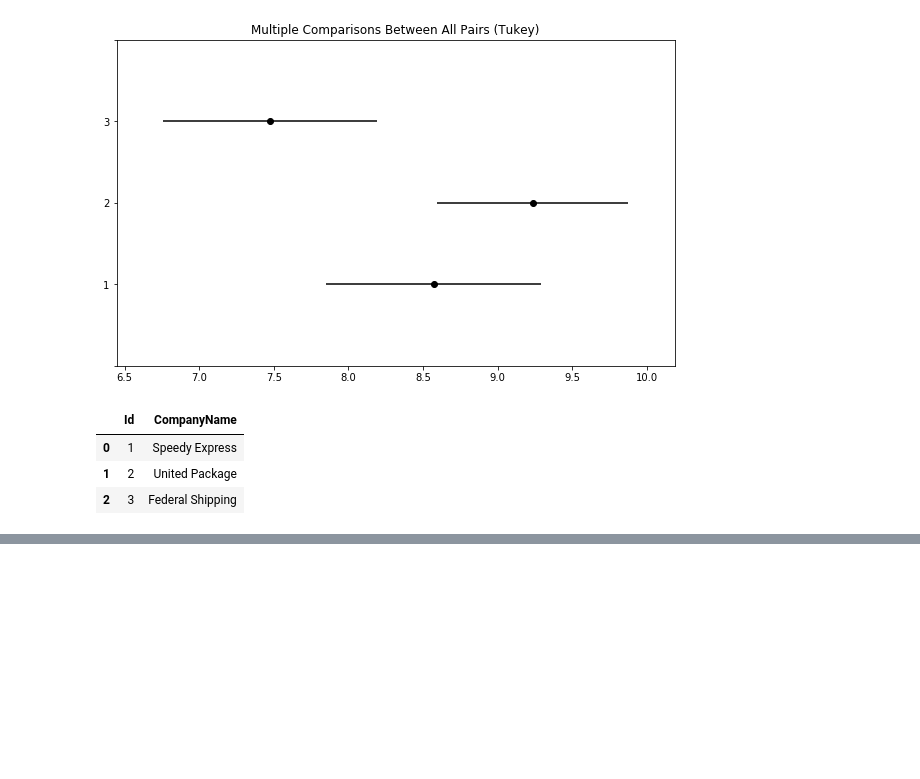
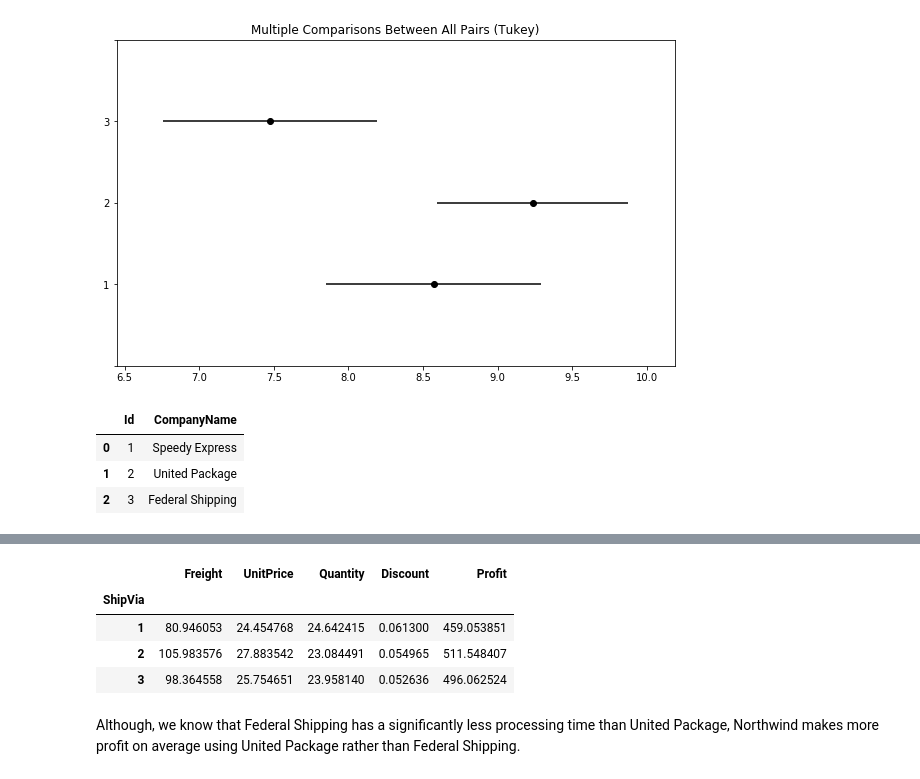
Before and after one commit to ajain1017/dsc-mod-3-project-online-ds-pt-081219, a Jupyter notebook: index.ipynb, the cells around one changed output, grey strips where cells are left out. Saved outputs shown, nothing was run; the diff lists cells and outputs as text; code cells hidden in the pictures; blank space fills up the shorter version.

```diff
--- a/index.ipynb
+++ b/index.ipynb
@@ -1073,0 +1179,10 @@ q7.drop_duplicates(subset=None, keep='first')
+# %%
+q7A.groupby('ShipVia').mean()
+# %% [output]
+|  | Freight | UnitPrice | Quantity | Discount | Profit |
+| ShipVia |  |  |  |  |  |
+| 1 | 80.946053 | 24.454768 | 24.642415 | 0.061300 | 459.053851 |
+| 2 | 105.983576 | 27.883542 | 23.084491 | 0.054965 | 511.548407 |
+| 3 | 98.364558 | 25.754651 | 23.958140 | 0.052636 | 496.062524 |
+# %% [markdown]
+Although, we know that Federal Shipping has a significantly less processing time than United Package, Northwind makes more profit on average using United Package rather than Federal Shipping.
```
Also changed, not shown: parts of 38 cells of this notebook, 1 other file.
